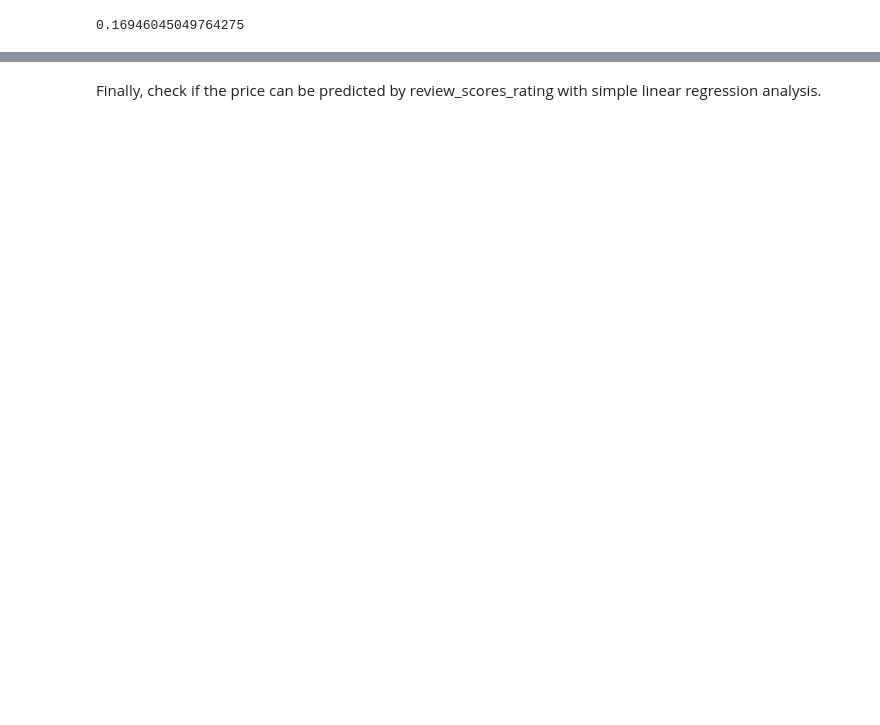
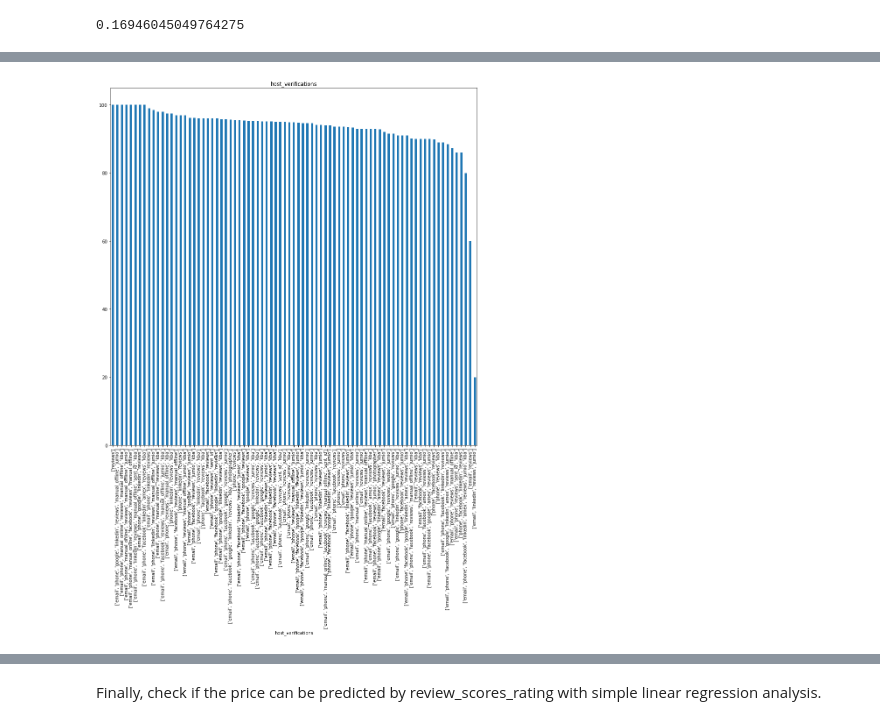
Before and after one commit to unoszte0291/seattle_airbnb_data, a Jupyter notebook: Write A Data Science Blog Post.ipynb, the cells around one changed output, grey strips where cells are left out. Cells and saved outputs as stored; diff of their text form; code cells hidden in the pictures; blank space fills up the shorter version.

```diff
--- a/Write A Data Science Blog Post.ipynb
+++ b/Write A Data Science Blog Post.ipynb
@@ -372,0 +397,6 @@ And you can imagine what type of accommodation is highly rated.
+# %%
+# visualization of host_verifications
+host_verifications.plot(kind="bar")
+plt.title("host_verifications");
+# %% [output]
+[figure, added]
```
Also changed, not shown: parts of 24 cells of this notebook.
